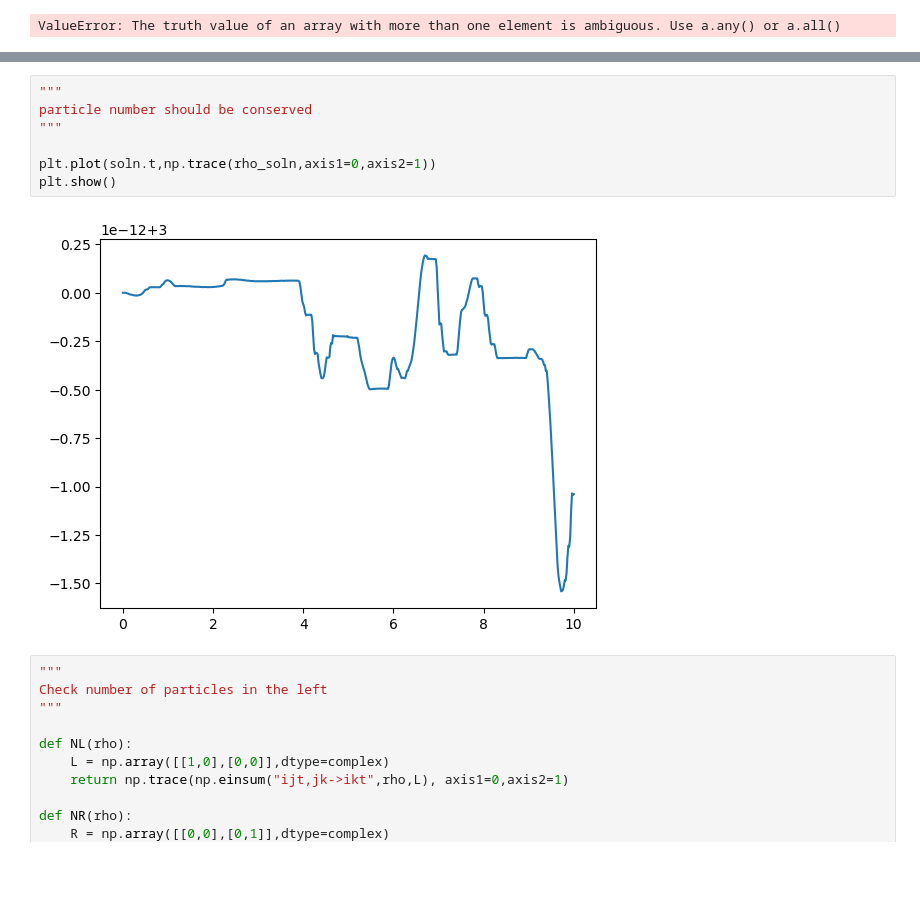
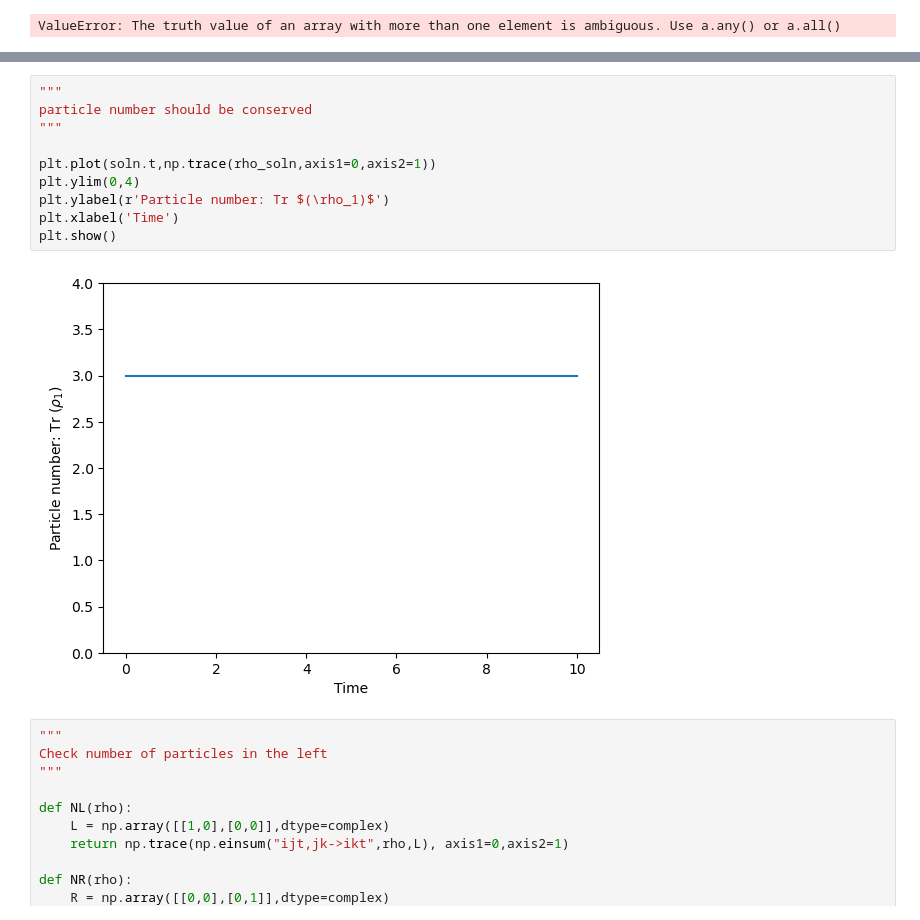
Before and after one commit to annabirke/Honours_entangle_magic, a Jupyter notebook: TDDM_linked_24July.ipynb, the cells around one changed output, grey strips where cells are left out. Cells and saved outputs as stored; diff of their text form; blank space fills up the shorter version.

```diff
--- a/TDDM_linked_24July.ipynb
+++ b/TDDM_linked_24July.ipynb
@@ -271,12 +299,15 @@ mu= 0.5
 # %%
 """
 particle number should be conserved
 """
 
 plt.plot(soln.t,np.trace(rho_soln,axis1=0,axis2=1))
+plt.ylim(0,4)
+plt.ylabel(r'Particle number: Tr $(\rho_1)$')
+plt.xlabel('Time')
 plt.show()
 # %% [output]
-[figure, old version]
+[figure, new version]
 # %%
 """
 Check number of particles in the left
```
Also changed, not shown: parts of 4 cells of this notebook.
